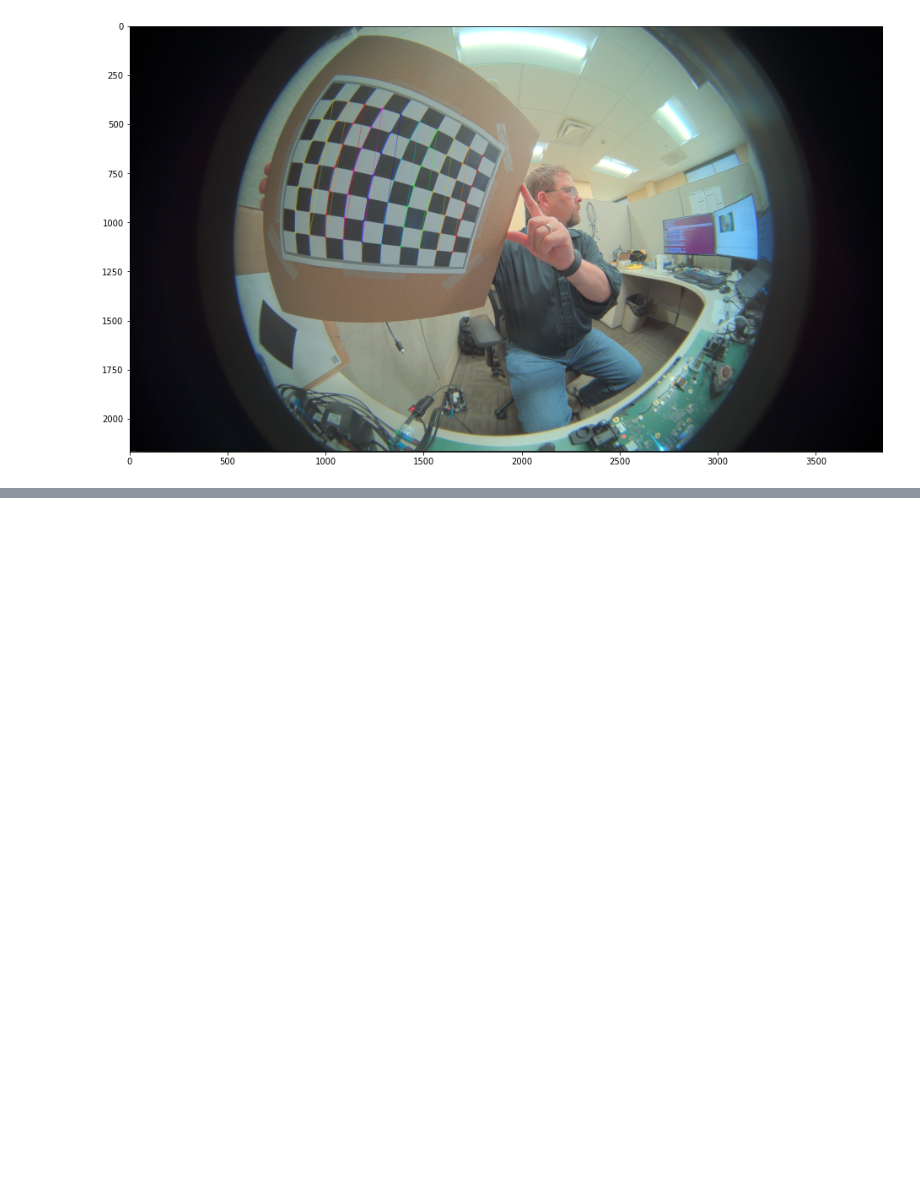
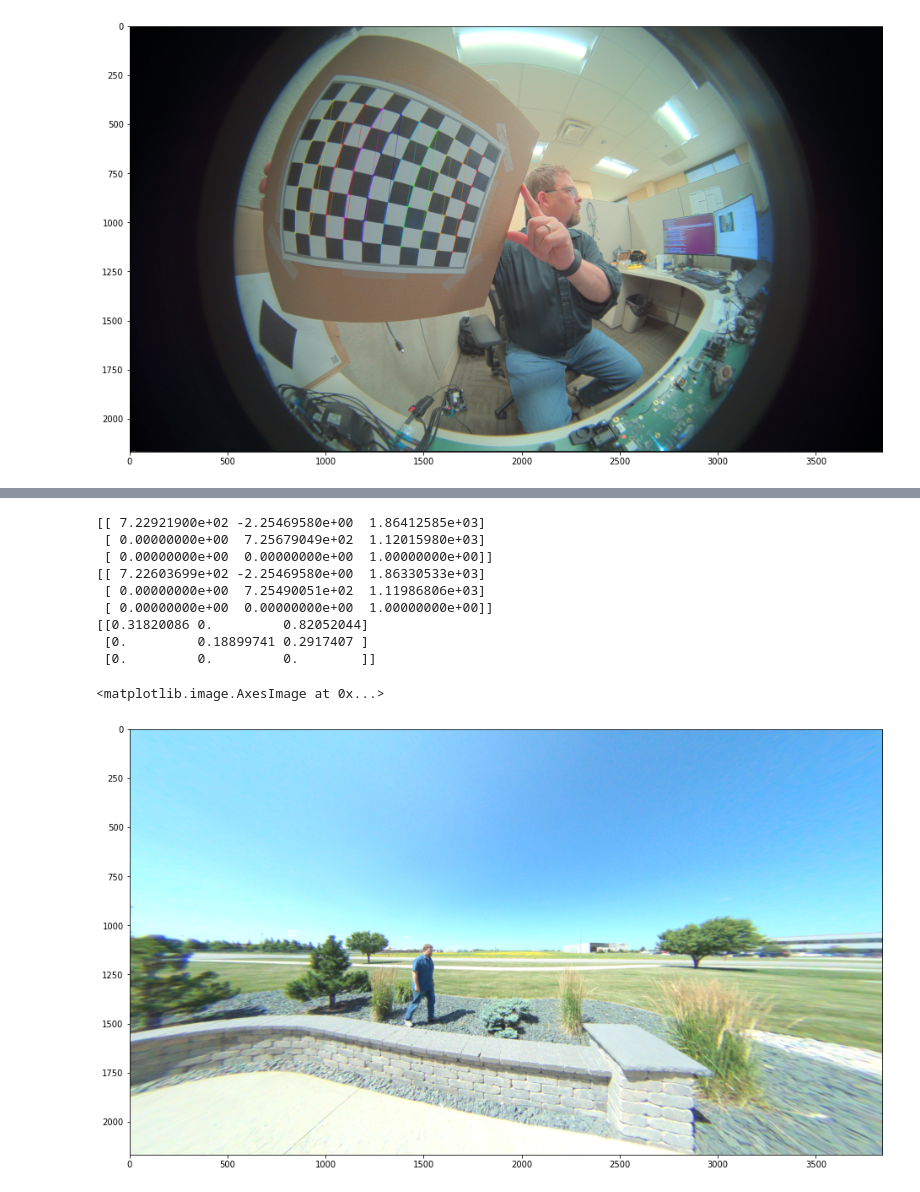
Before and after one commit to nlbutts/CVHelp, a Jupyter notebook: fisheye_cal.ipynb, the cells around one changed output, grey strips where cells are left out. Cells and saved outputs as stored; diff of their text form; code cells hidden in the pictures; blank space fills up the shorter version.

```diff
--- a/fisheye_cal.ipynb
+++ b/fisheye_cal.ipynb
@@ -126,0 +113,27 @@ print(new_K)
+# %%
+alpha = 0
+new_K, roi_p = cv2.getOptimalNewCameraMatrix(K, D, (h, w), alpha)
+print(K)
+print(new_K)
+print(K - new_K)
+undistort2 = cv2.fisheye.undistortImage(image, K, D, Knew=new_K)
+
+# R = np.eye(3)
+# new_k = cv2.fisheye.estimateNewCameraMatrixForUndistortRectify(K, D, (w, h), R, balance=0.4)
+# map1, map2 = cv2.fisheye.initUndistortRectifyMap(K, D, R, new_k, (w, h), cv2.CV_16SC2)
+# undistort2 = cv2.remap(image, map1, map2, cv2.INTER_CUBIC, cv2.BORDER_CONSTANT)
+
+
+plt.imshow(cv2.cvtColor(undistort2, cv2.COLOR_BGR2RGB))
+# %% [output]
+[[ 7.22921900e+02 -2.25469580e+00  1.86412585e+03]
+ [ 0.00000000e+00  7.25679049e+02  1.12015980e+03]
+ [ 0.00000000e+00  0.00000000e+00  1.00000000e+00]]
+[[ 7.22603699e+02 -2.25469580e+00  1.86330533e+03]
+ [ 0.00000000e+00  7.25490051e+02  1.11986806e+03]
+ [ 0.00000000e+00  0.00000000e+00  1.00000000e+00]]
+[[0.31820086 0.         0.82052044]
+ [0.         0.18899741 0.2917407 ]
+ [0.         0.         0.        ]]
+<matplotlib.image.AxesImage at 0x...>
+[figure, added]
```
Also changed, not shown: parts of 9 cells of this notebook.
